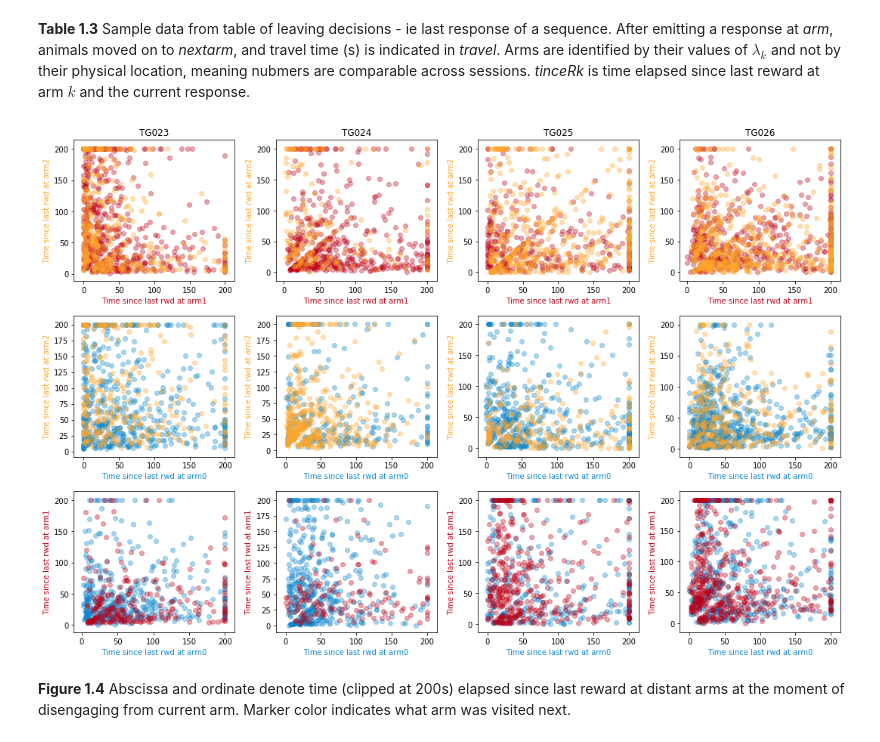
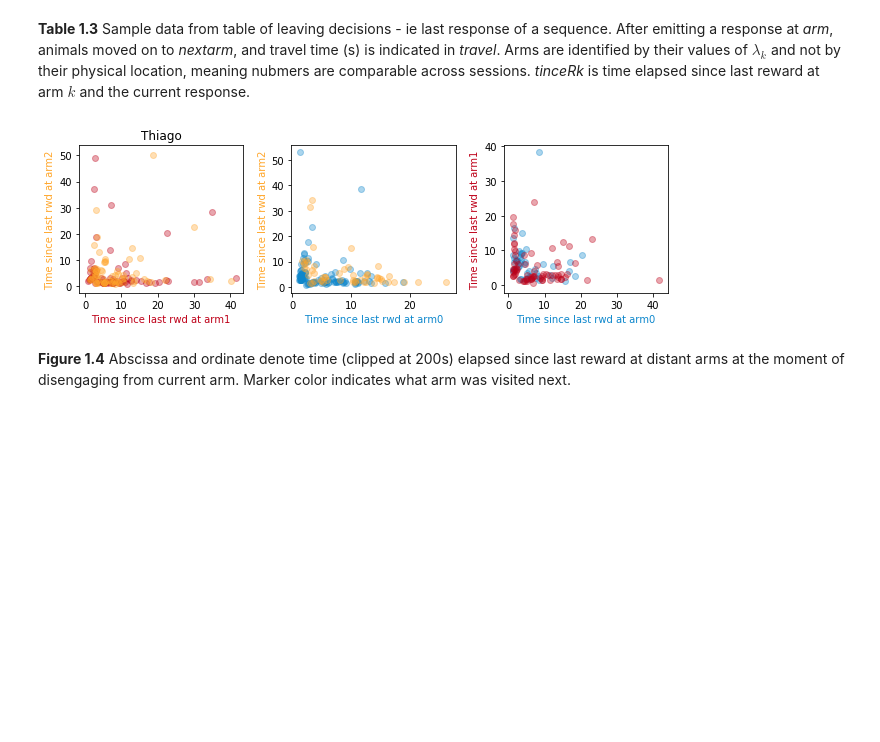
Before and after one commit to tsgouvea/3AF_report, a Jupyter notebook: 3AF_report.ipynb, the cells around one changed output. Drawn from its saved outputs; the diff is of its cells as text; code cells hidden in the pictures; blank space fills up the shorter version.

Commit message:
random tweaks, including computing TinceCk

```diff
--- a/3AF_report.ipynb
+++ b/3AF_report.ipynb
@@ -83,8 +71,8 @@ dfVI.sample(15).sort_index().iloc[:,[0,1,3,2,4]]
 # %% [markdown]
 **Table 1.2** Sample data from table of intervals. *Interval* is time elapsed between a rewarded response and the time when another reward is made available at the same arm.  *armNo* identifies physical arm ($k$). *armVal* identifies ranked value of $\lambda_k$ assigned to arm $k$ on a given session.
 # %%
-hf, ha = plt.subplots(1,len(listSubj),figsize=(12,3))#,sharex=True,sharey=True)
-ha[0].set_ylabel('Counts')
+hf, ha = plt.subplots(1,len(listSubj),figsize=(5,5))#,sharex=True,sharey=True)
+ha.set_ylabel('Counts')
 for iSubj in range(len(listSubj)):
     nameSubj=listSubj[iSubj]
 
@@ -93,15 +81,15 @@ for iSubj in range(len(listSubj)):
     listSess=np.array(list(set(dfVI_subj['date'])))
     listSess.sort()
 
-    ha[iSubj].set_xlabel('Interval (s)')
-    ha[iSubj].set_title(nameSubj)
+    ha.set_xlabel('Interval (s)')
+    ha.set_title(nameSubj)
 
     for iArm in set(dfVI_subj['armVal']):
 
         dfVI_arm=dfVI_subj[dfVI_subj['armVal']==iArm]
         x=dfVI_arm.interval
-        x=x.clip(0,300)
-        ha[iSubj].hist(x,bins=np.linspace(0,300,31),cumulative=False,density=False,histtype='step',color=colors[iArm],lw=2)
+        x=x.clip(0,30)
+        ha.hist(x,bins=np.linspace(0,30,16),cumulative=False,density=False,histtype='step',color=colors[iArm],lw=2)
 
 plt.tight_layout()
 # %% [output]
@@ -109,8 +97,8 @@ plt.tight_layout()
 # %% [markdown]
 **Figure 1.1** Histograms of interval between rewarded response and next reward availability, pooled over sessions within arms of same $\lambda_k$. This is a sanity-check MC reconstruction of $Exp(\lambda_k)$.
 # %%
-hf, ha = plt.subplots(1,len(listSubj),figsize=(12,3))#,sharex=True,sharey=True)
-ha[0].set_ylabel('Counts')
+hf, ha = plt.subplots(1,len(listSubj),figsize=(5,5))#,sharex=True,sharey=True)
+ha.set_ylabel('Counts')
 for iSubj in range(len(listSubj)):
     nameSubj=listSubj[iSubj]
 
@@ -119,8 +107,8 @@ for iSubj in range(len(listSubj)):
     listSess=np.array(list(set(dfLing_subj['date'])))
     listSess.sort()
 
-    ha[iSubj].set_xlabel('Time spent per visit (s)')
-    ha[iSubj].set_title(nameSubj)
+    ha.set_xlabel('Time spent per visit (s)')
+    ha.set_title(nameSubj)
 
     listArmVal=np.array(list(set(dfLing_subj['armVal'])))
     listArmVal.sort()
@@ -130,7 +118,7 @@ for iSubj in range(len(listSubj)):
         dfLing_arm=dfLing_subj[dfLing_subj['armVal']==listArmVal[iArm]]
         x=dfLing_arm.lingert
         x=x.clip(0,30)
-        ha[iSubj].hist(x,bins=np.linspace(0,30,31),cumulative=False,density=False,histtype='step',color=colors[iArm],lw=2)
+        ha.hist(x,bins=np.linspace(0,30,16),cumulative=False,density=False,histtype='step',color=colors[iArm],lw=2)
 
 plt.tight_layout()
 # %% [output]
@@ -231,38 +219,38 @@ dfTince.sample(5).sort_index().iloc[:,[0,1,2,3,4,8,5,6,7]]
 # %% [markdown]
 **Table 1.3** Sample data from table of leaving decisions - ie last response of a sequence. After emitting a response at *arm*, animals moved on to *nextarm*, and travel time (s) is indicated in *travel*. Arms are identified by their values of $\lambda_k$ and not by their physical location, meaning nubmers are comparable across sessions. *tinceRk* is time elapsed since last reward at arm $k$ and the current response.
 # %%
-hf, ha = plt.subplots(3,len(listSubj),figsize=(15,10))#,sharex=True,sharey=True)
+hf, ha = plt.subplots(len(listSubj),3,figsize=(9,3))#,sharex=True,sharey=True)
 
 for iSubj in range(len(listSubj)):
     nameSubj=listSubj[iSubj]
     ndxSubj=dfTince.subj==nameSubj
-    ha[0,iSubj].set_title(nameSubj)
+    ha[0].set_title(nameSubj)
     for iArm in list(set(dfTince[ndxSubj].arm)):
         ndxArm=np.logical_and(dfTince.arm==iArm,ndxSubj)
         listArmJ=list(set(dfTince[ndxArm].nextArm))
         for jArm in listArmJ:
             ndxArmJ=np.logical_and(dfTince.nextArm==jArm,ndxArm)
-            x=dfTince[ndxArmJ]['tinceR'+str(listArmJ[0])]
-            y=dfTince[ndxArmJ]['tinceR'+str(listArmJ[1])]
+            x=dfTince[ndxArmJ]['tinceC'+str(listArmJ[0])]
+            y=dfTince[ndxArmJ]['tinceC'+str(listArmJ[1])]
 
             x=np.clip(x,0,200)
             y=np.clip(y,0,200)
 
 #             x=np.sqrt(x)
 #             y=np.sqrt(y)
 
 #             x=np.log(x)
 #             y=np.log(y)
 
-            ha[iArm,iSubj].scatter(x,y,c=colors[jArm],alpha=0.35)
-            ha[iArm,iSubj].set_xlabel('Time since last rwd at arm' + str(listArmJ[0]))
-            ha[iArm,iSubj].set_ylabel('Time since last rwd at arm' + str(listArmJ[1]))
-            ha[iArm,iSubj].xaxis.label.set_color(colors[listArmJ[0]])
-            ha[iArm,iSubj].yaxis.label.set_color(colors[listArmJ[1]])
+            ha[iArm].scatter(x,y,c=colors[jArm],alpha=0.35)
+            ha[iArm].set_xlabel('Time since last rwd at arm' + str(listArmJ[0]))
+            ha[iArm].set_ylabel('Time since last rwd at arm' + str(listArmJ[1]))
+            ha[iArm].xaxis.label.set_color(colors[listArmJ[0]])
+            ha[iArm].yaxis.label.set_color(colors[listArmJ[1]])
 
 plt.tight_layout()
 # %% [output]
-[figure, old version]
+[figure, new version]
 # %% [markdown]
 **Figure 1.4** Abscissa and ordinate denote time (clipped at 200s) elapsed since last reward at distant arms at the moment of disengaging from current arm. Marker color indicates what arm was visited next.
 # %%
```
Also changed, not shown: parts of 21 cells of this notebook, 8 other files.
